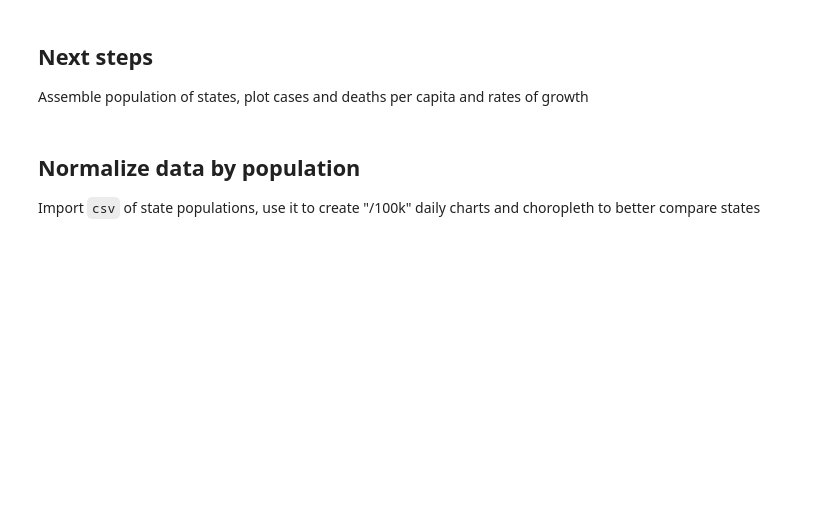
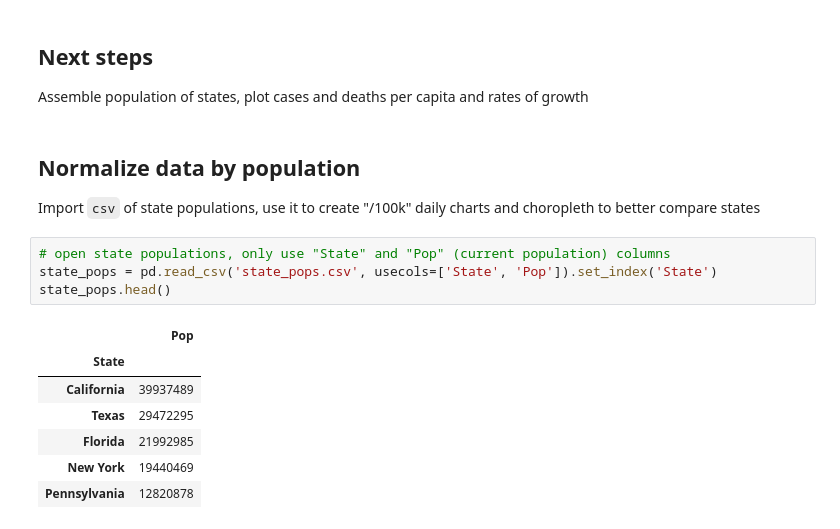
Before and after one commit to cppratt/COVID-19, a Jupyter notebook: COVID-19_US-states.ipynb, the cells around one changed output. Saved outputs shown, nothing was run; the diff lists cells and outputs as text; blank space fills up the shorter version.

```diff
--- a/COVID-19_US-states.ipynb
+++ b/COVID-19_US-states.ipynb
@@ -506,3 +496,15 @@ Assemble population of states, plot cases and deaths per capita and rates of gro
 # %% [markdown]
 ## Normalize data by population
 Import `csv` of state populations, use it to create "/100k" daily charts and choropleth to better compare states
+# %%
+# open state populations, only use "State" and "Pop" (current population) columns
+state_pops = pd.read_csv('state_pops.csv', usecols=['State', 'Pop']).set_index('State')
+state_pops.head()
+# %% [output]
+|  | Pop |
+| State |  |
+| California | 39937489 |
+| Texas | 29472295 |
+| Florida | 21992985 |
+| New York | 19440469 |
+| Pennsylvania | 12820878 |
```
Also changed, not shown: parts of 16 cells of this notebook, 2 other files.
